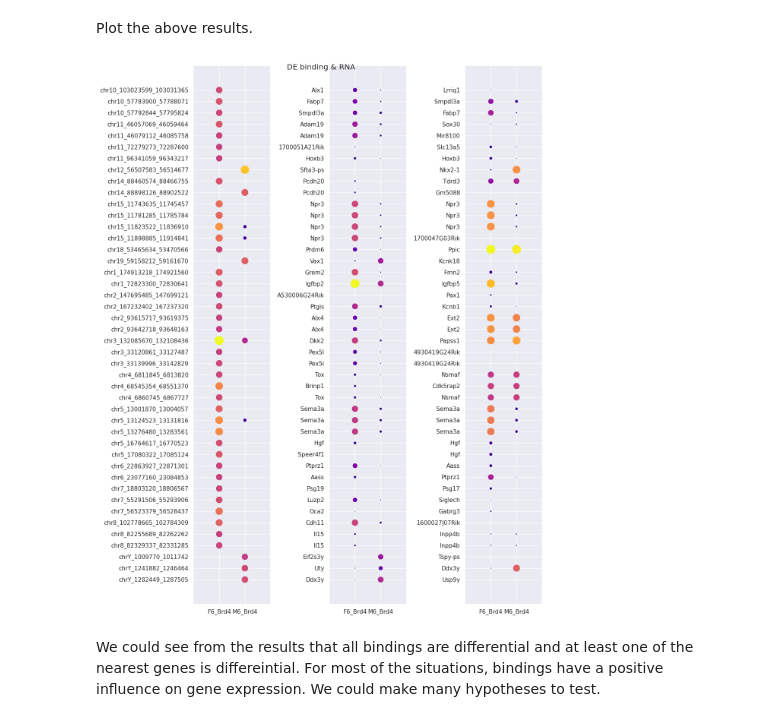
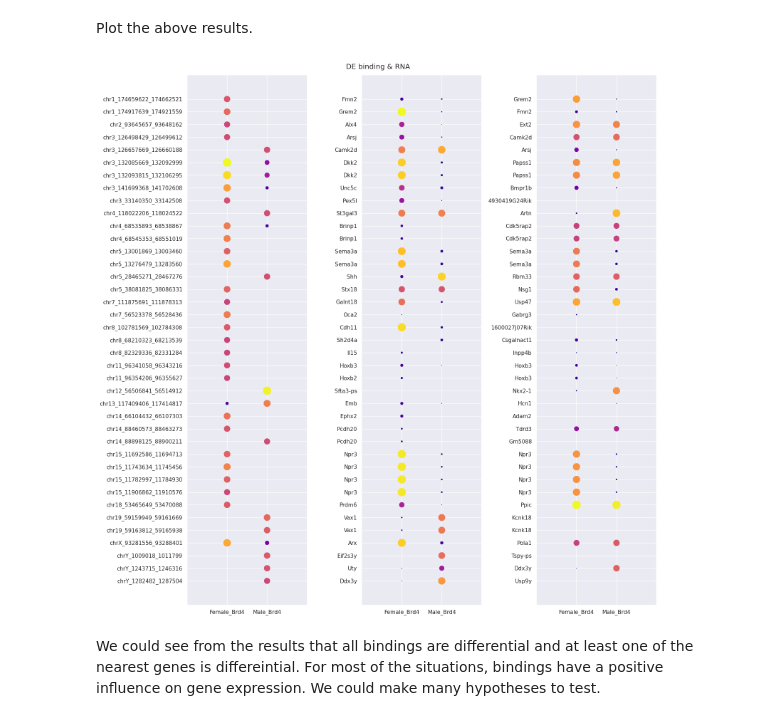
Before and after one commit to The-Mitra-Lab/pycallingcards, a Jupyter notebook: docs/tutorials/notebooks/Brd4_bulk.ipynb, the cells around one changed output. Cells and saved outputs as stored; diff of their text form; code cells hidden in the pictures.

```diff
--- a/docs/tutorials/notebooks/Brd4_bulk.ipynb
+++ b/docs/tutorials/notebooks/Brd4_bulk.ipynb
@@ -70,0 +73,3 @@ Brd4
+# %%
+Brd4 = Brd4[Brd4['Reads']>2]
+Brd4
@@ -93,0 +113,4 @@ For the CCcaller method without background, [expdata, reference, pvalue_cutoff,
+# %%
+peak_data = cc.pp.callpeaks(Brd4, method = "CCcaller", reference = "mm10", pvalue_cutoff = 0.01, maxbetween = 1100,
+                   lam_win_size = 1000000,  pseudocounts = 0.1, record = True, save = "peak.bed")
+peak_data
@@ -165,4 +203,4 @@ Use ccf data, peak data and barcode data to make a cell by peak [Anndata](https:
 # %%
-adata_ccf = cc.pp.makeAnndata(Brd4, peak_annotation, ["F6_Brd4","M6_Brd4"], key = 'group')
-adata_ccf
+adata_cc = cc.pp.makeAnndata(Brd4, peak_annotation, ["Female_Brd4","Male_Brd4"], key = 'group')
+adata_cc
 # %% [output]
@@ -248,8 +286,8 @@ Please make sure that the samples in adata_ccf and rna are in the same order.
 # %% [markdown]
 Find out the co-differential peak-gene pairs. It would look into all the differential peaks and then see if the annotated genes are also significant expressed. We could set the pvalue and score/log foldchange cutoff easily.
 # %%
-result = cc.tl.pair_peak_gene_bulk(adata_ccf,"https://github.com/The-Mitra-Lab/pycallingcards_data/releases/download/data/deseq_MF.csv",name_ccf = 'logfoldchanges',
-                                   pvalue_cutoff_ccf = 0.001, pvalue_cutoff_rna = 0.001, lfc_cutoff_rna = 5, lfc_cutoff_ccf = 5)
+result = cc.tl.pair_peak_gene_bulk(adata_cc,"https://github.com/The-Mitra-Lab/pycallingcards_data/releases/download/data/deseq_MF.csv",name_cc = 'logfoldchanges',
+                                   pvalue_cutoff_cc = 0.001, pvalue_cutoff_rna = 0.001, lfc_cutoff_rna = 5, lfc_cutoff_cc = 5)
 result
 # %% [output]
 |  | Peak | logfoldchanges_peak | Pvalue_peak | Gene | Score_gene | Pvalue_peak |
@@ -272,9 +310,9 @@ result
 # %% [markdown]
 Plot the above results.
 # %%
-cc.pl.dotplot_bulk(adata_ccf,rna,selected_list =np.unique(np.array(result["Peak"])), num_list = [3,3], cmap = 'plasma')
+cc.pl.dotplot_bulk(adata_cc,rna,selected_list = list(np.unique(np.array(result["Peak"]))), num_list = [3,3], cmap = 'plasma', figsize=(16, 16), sort_by_chrom = True, topspace=0.96)
 # %% [output]
-[figure, old version]
+[figure, new version]
 # %% [markdown]
 We could see from the results that all bindings are differential and at least one of the nearest genes is differeintial. For most of the situations, bindings have a positive influence on gene expression. We could make many hypotheses to test.
 # %% [markdown]
```
Also changed, not shown: parts of 29 cells of this notebook, 27 other files.
